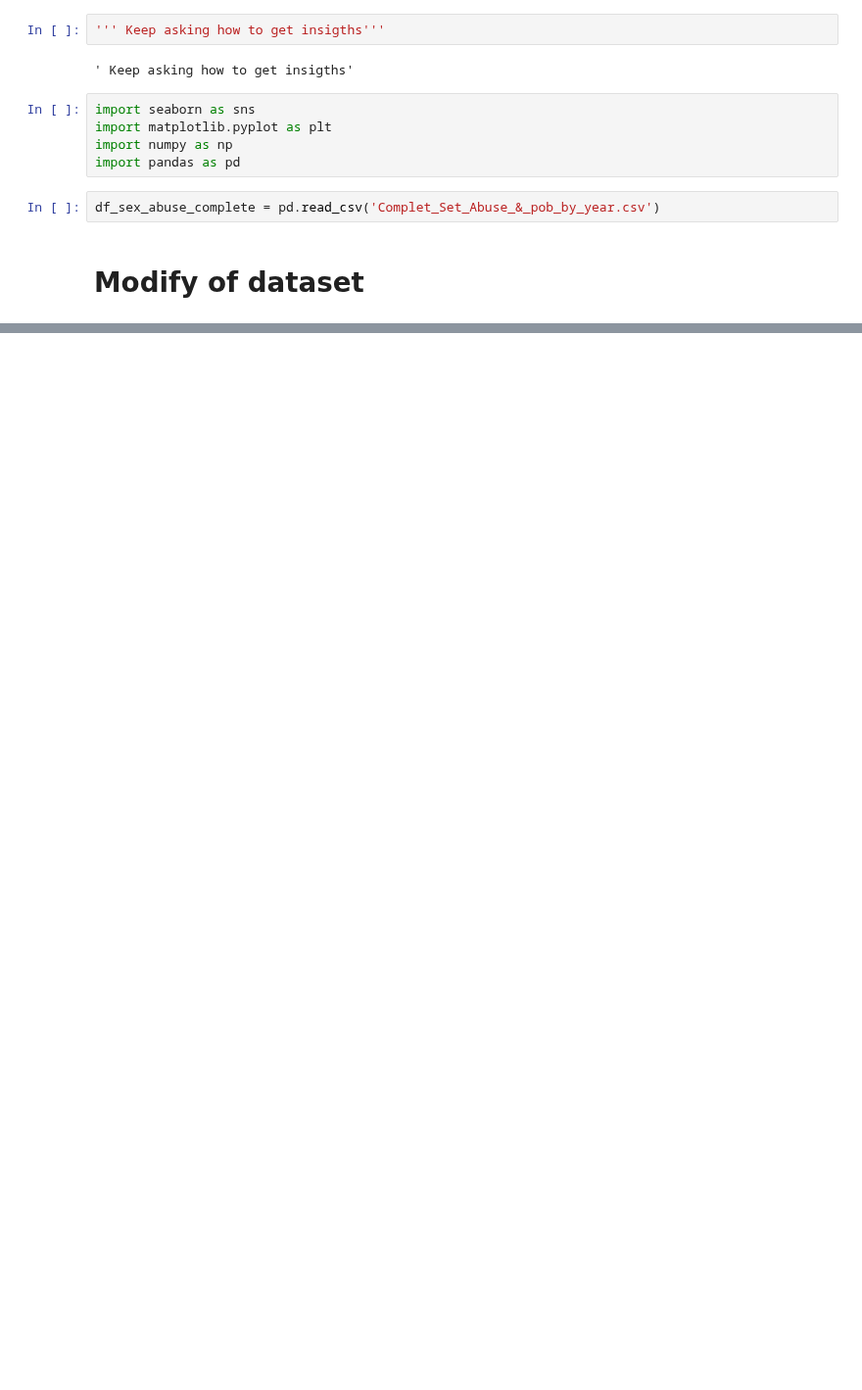
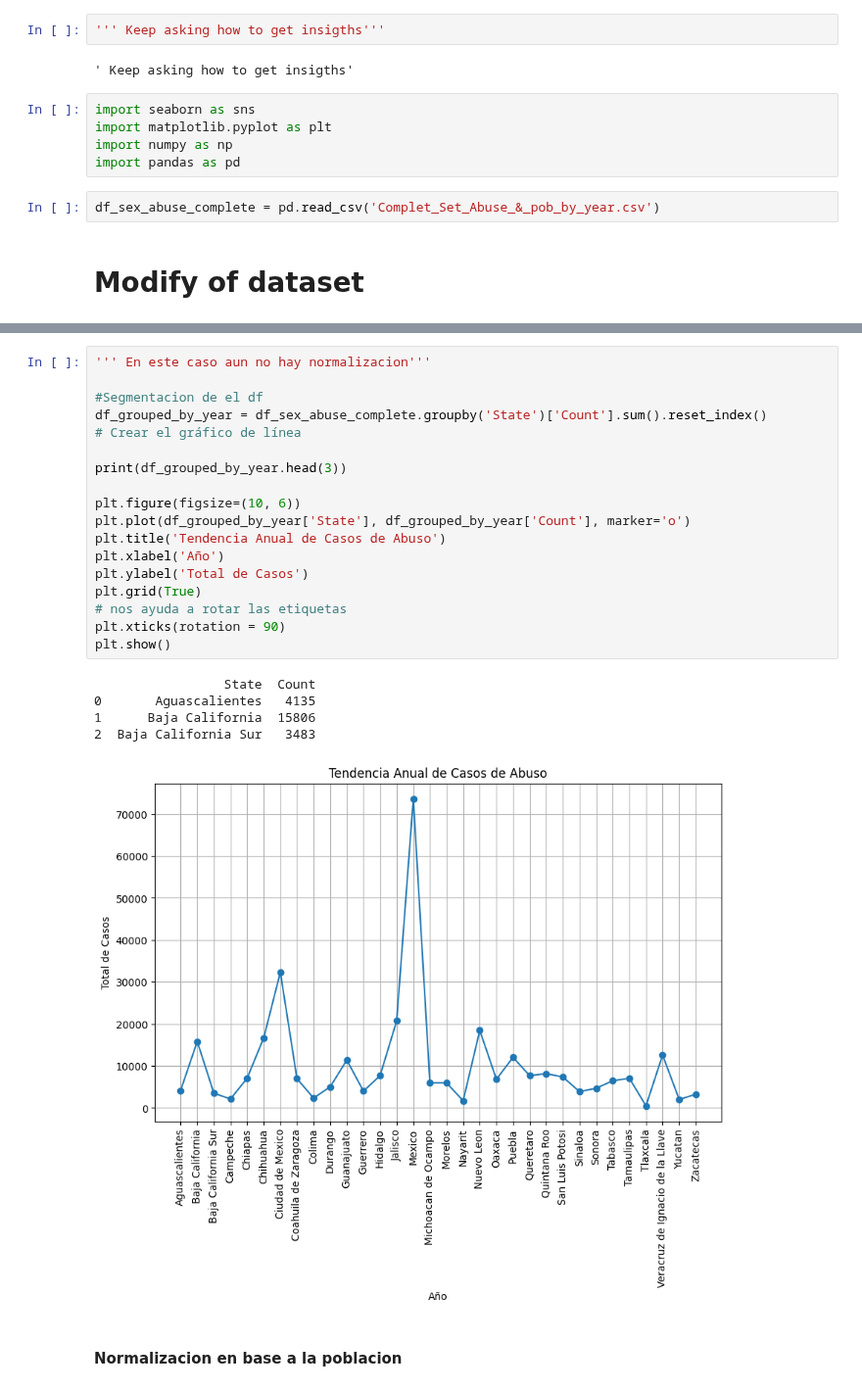
Before and after one commit to BlackEddit/EDA_Cleasings, a Jupyter notebook: Analisis_Sex_Abuse.ipynb, the cells around one changed output, grey strips where cells are left out. Shown at 98% size. Saved outputs shown, nothing was run; the diff lists cells and outputs as text; blank space fills up the shorter version.

```diff
--- a/Analisis_Sex_Abuse.ipynb
+++ b/Analisis_Sex_Abuse.ipynb
@@ -40,0 +82,26 @@ df_sex_abuse_complete.head()
+# %%
+''' En este caso aun no hay normalizacion'''
+
+#Segmentacion de el df
+df_grouped_by_year = df_sex_abuse_complete.groupby('State')['Count'].sum().reset_index()
+# Crear el gráfico de línea
+
+print(df_grouped_by_year.head(3))
+
+plt.figure(figsize=(10, 6))
+plt.plot(df_grouped_by_year['State'], df_grouped_by_year['Count'], marker='o')
+plt.title('Tendencia Anual de Casos de Abuso')
+plt.xlabel('Año')
+plt.ylabel('Total de Casos')
+plt.grid(True)
+# nos ayuda a rotar las etiquetas
+plt.xticks(rotation = 90)
+plt.show()
+# %% [output]
+                 State  Count
+0       Aguascalientes   4135
+1      Baja California  15806
+2  Baja California Sur   3483
+[figure, added]
+# %% [markdown]
+#### Normalizacion en base a la poblacion
```
Also changed, not shown: parts of 8 cells of this notebook.
